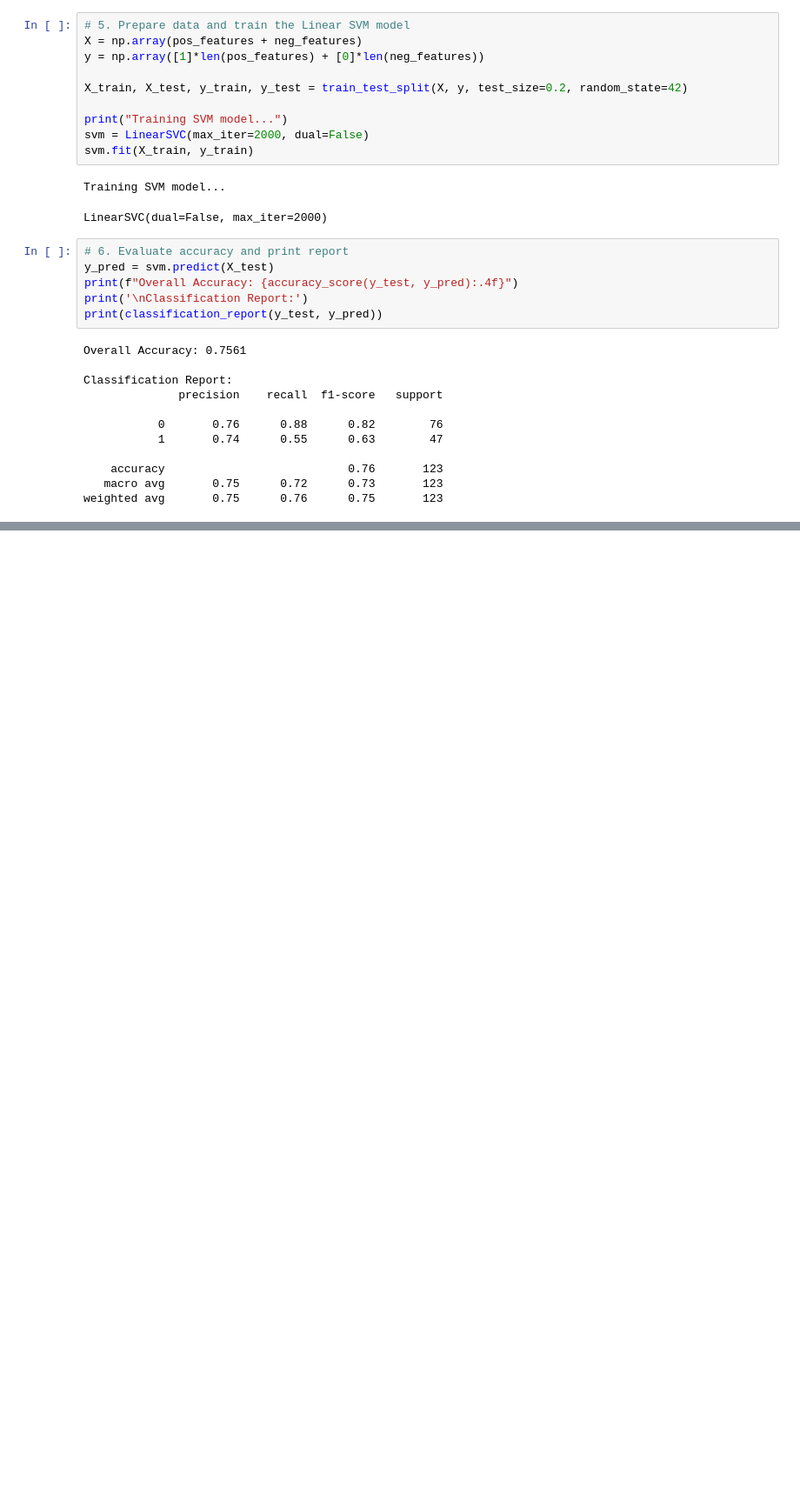
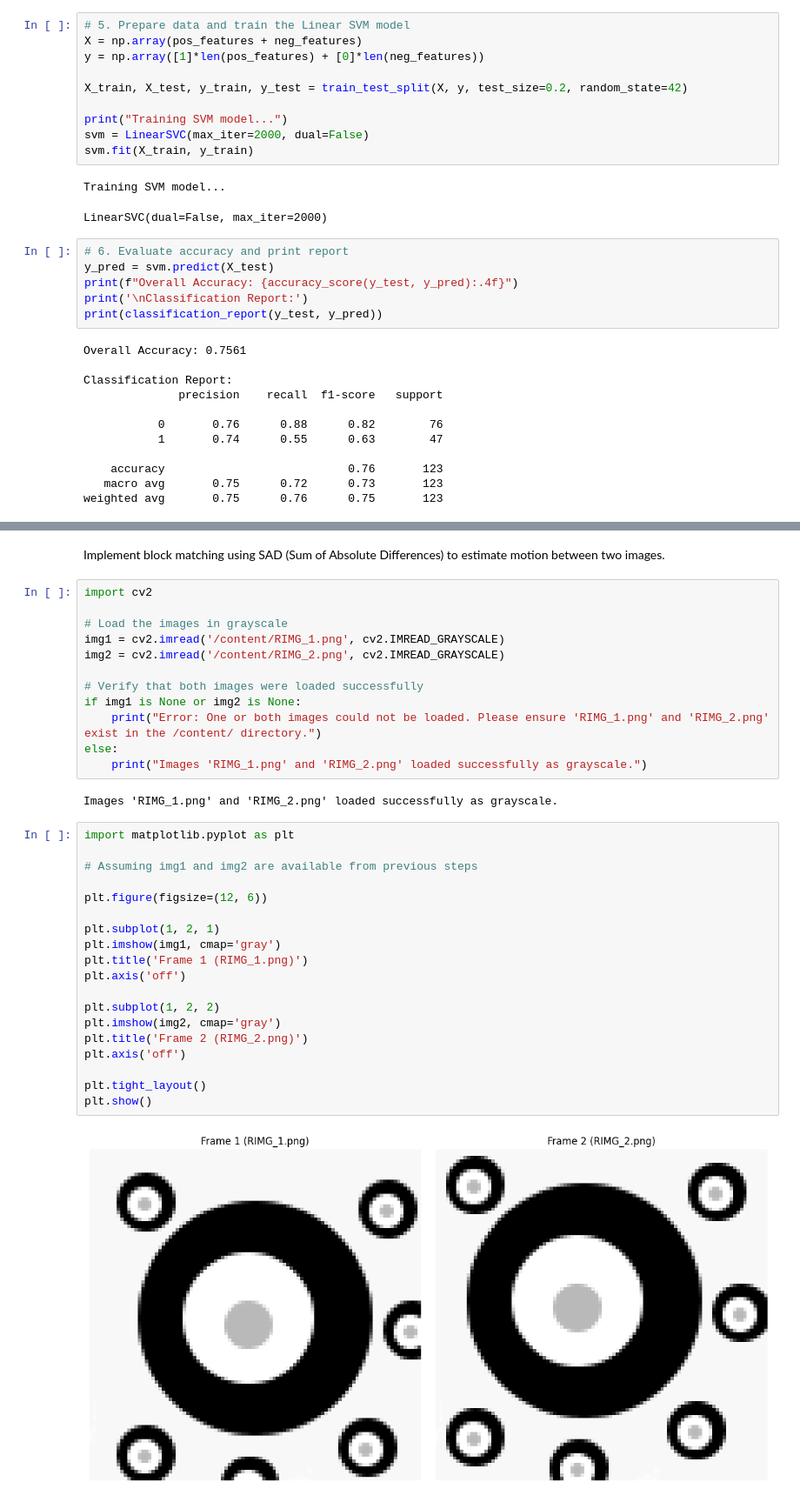
Before and after one commit to Nehasatheesh04/computer-vision, a Jupyter notebook: computer_vision.ipynb, the cells around one changed output, grey strips where cells are left out. Shown at 87% size. Drawn from its saved outputs; the diff is of its cells as text; blank space fills up the shorter version.

```diff
--- a/computer_vision.ipynb
+++ b/computer_vision.ipynb
@@ -181,0 +294,37 @@ weighted avg       0.75      0.76      0.75       123
+# %% [markdown]
+Implement block matching using SAD (Sum of Absolute Differences) to estimate motion between two images.
+# %%
+import cv2
+
+# Load the images in grayscale
+img1 = cv2.imread('/content/RIMG_1.png', cv2.IMREAD_GRAYSCALE)
+img2 = cv2.imread('/content/RIMG_2.png', cv2.IMREAD_GRAYSCALE)
+
+# Verify that both images were loaded successfully
+if img1 is None or img2 is None:
+    print("Error: One or both images could not be loaded. Please ensure 'RIMG_1.png' and 'RIMG_2.png' exist in the /content/ directory.")
+else:
+    print("Images 'RIMG_1.png' and 'RIMG_2.png' loaded successfully as grayscale.")
+# %% [output]
+Images 'RIMG_1.png' and 'RIMG_2.png' loaded successfully as grayscale.
+# %%
+import matplotlib.pyplot as plt
+
+# Assuming img1 and img2 are available from previous steps
+
+plt.figure(figsize=(12, 6))
+
+plt.subplot(1, 2, 1)
+plt.imshow(img1, cmap='gray')
+plt.title('Frame 1 (RIMG_1.png)')
+plt.axis('off')
+
+plt.subplot(1, 2, 2)
+plt.imshow(img2, cmap='gray')
+plt.title('Frame 2 (RIMG_2.png)')
+plt.axis('off')
+
+plt.tight_layout()
+plt.show()
+# %% [output]
+[figure, added]
```
Also changed, not shown: parts of 20 cells of this notebook.
